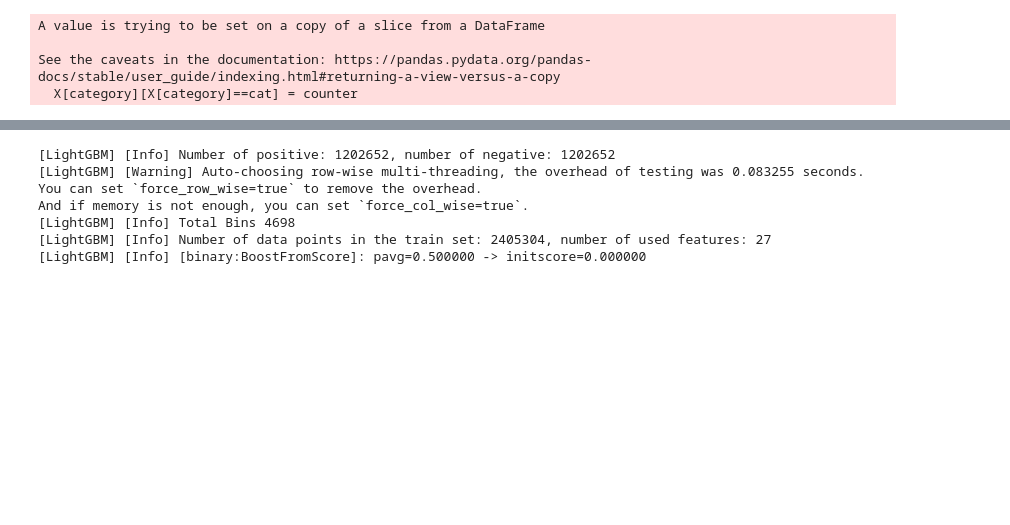
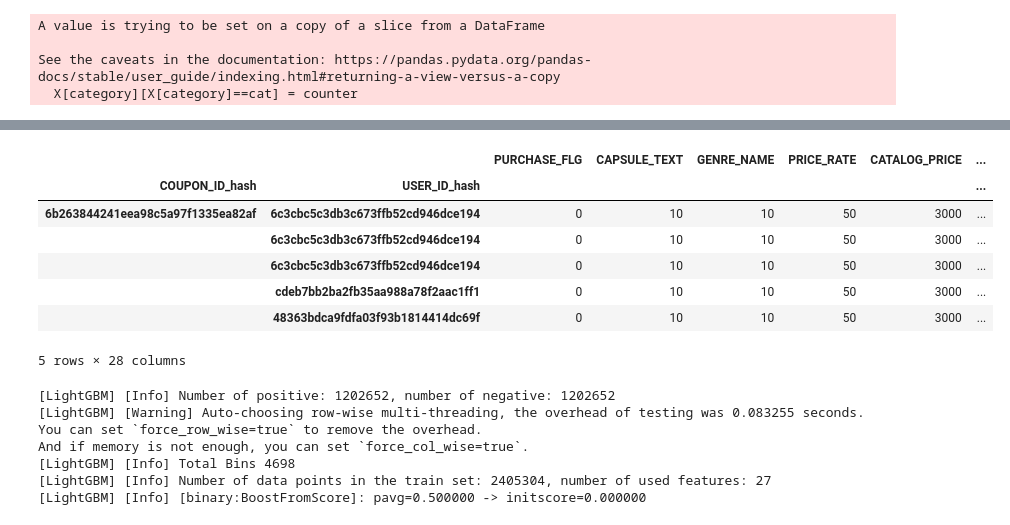
Before and after one commit to lifangshi/kaggle, a Jupyter notebook: Coupon Purchase Prediction/coupon_purchase_prediction.ipynb, the cells around one changed output, grey strips where cells are left out. Saved outputs shown, nothing was run; the diff lists cells and outputs as text; code cells hidden in the pictures; blank space fills up the shorter version.

```diff
--- a/Coupon Purchase Prediction/coupon_purchase_prediction.ipynb
+++ b/Coupon Purchase Prediction/coupon_purchase_prediction.ipynb
@@ -251,9 +254,9 @@ def getTrainData(user_list, coupon_list_train, coupon_visit_train):
        'USABLE_DATE_SAT', 'USABLE_DATE_SUN', 'USABLE_DATE_HOLIDAY',
        'USABLE_DATE_BEFORE_HOLIDAY', 'large_area_name', 'ken_name',
        'small_area_name', 'COUPON_ID_hash']]
-    prev_x = user_features.merge(coupon_visit_train, on = 'USER_ID_hash')
-    prev_x = coupon_features.merge(prev_x, left_on = 'COUPON_ID_hash', right_on = 'VIEW_COUPON_ID_hash')
-    train_x = prev_x[['PURCHASE_FLG','CAPSULE_TEXT', 'GENRE_NAME', 'PRICE_RATE', 'CATALOG_PRICE',
+    prev = user_features.merge(coupon_visit_train, on = 'USER_ID_hash')
+    prev = coupon_features.merge(prev, left_on = 'COUPON_ID_hash', right_on = 'VIEW_COUPON_ID_hash')
+    trainData = prev[['PURCHASE_FLG','CAPSULE_TEXT', 'GENRE_NAME', 'PRICE_RATE', 'CATALOG_PRICE',
        'DISCOUNT_PRICE', 'DISPFROM', 'DISPEND', 'DISPPERIOD', 'VALIDFROM',
        'VALIDEND', 'VALIDPERIOD', 'USABLE_DATE_MON', 'USABLE_DATE_TUE',
        'USABLE_DATE_WED', 'USABLE_DATE_THU', 'USABLE_DATE_FRI',
@@ -261,7 +264,7 @@ def getTrainData(user_list, coupon_list_train, coupon_visit_train):
        'USABLE_DATE_BEFORE_HOLIDAY', 'large_area_name', 'ken_name',
        'small_area_name', 'COUPON_ID_hash', 'REG_DATE', 'SEX_ID', 'AGE',
        'PREF_NAME', 'USER_ID_hash']]
-    train_x.dropna(inplace = True)
-    train_x.set_index(['COUPON_ID_hash','USER_ID_hash'], inplace = True)
-    train_y = train_x.pop('PURCHASE_FLG')
-    return train_x, train_y
+    trainData.dropna(inplace = True)
+    trainData.set_index(['COUPON_ID_hash','USER_ID_hash'], inplace = True)
+    #train_y = train_x.pop('PURCHASE_FLG')
+    return trainData
@@ -270,5 +271,5 @@ def getTrainData(user_list, coupon_list_train, coupon_visit_train):
 # %%
-train_x, train_y = getTrainData(user_list, coupon_list_train, coupon_visit_train)
+trainData = getTrainData(user_list, coupon_list_train, coupon_visit_train)
 # %% [output]
 A value is trying to be set on a copy of a slice from a DataFrame
 
@@ -290,7 +292,7 @@ def processData(X):
             counter += 1
     return X
 # %%
-train_x = processData(train_x)
+trainData = processData(trainData)
 # %% [output]
 A value is trying to be set on a copy of a slice from a DataFrame
 
@@ -332 +409,12 @@ param['learning_rate'] = 0.01
+# %%
+trainData.head()
+# %% [output]
+|  |  | PURCHASE_FLG | CAPSULE_TEXT | GENRE_NAME | PRICE_RATE | CATALOG_PRICE | ... |
+| COUPON_ID_hash | USER_ID_hash |  |  |  |  |  | ... |
+| 6b263844241eea98c5a97f1335ea82af | 6c3cbc5c3db3c673ffb52cd946dce194 | 0 | 10 | 10 | 50 | 3000 | ... |
+|  | 6c3cbc5c3db3c673ffb52cd946dce194 | 0 | 10 | 10 | 50 | 3000 | ... |
+|  | 6c3cbc5c3db3c673ffb52cd946dce194 | 0 | 10 | 10 | 50 | 3000 | ... |
+|  | cdeb7bb2ba2fb35aa988a78f2aac1ff1 | 0 | 10 | 10 | 50 | 3000 | ... |
+|  | 48363bdca9fdfa03f93b1814414dc69f | 0 | 10 | 10 | 50 | 3000 | ... |
+5 rows × 28 columns
 # %%
```
Also changed, not shown: parts of 18 cells of this notebook.
